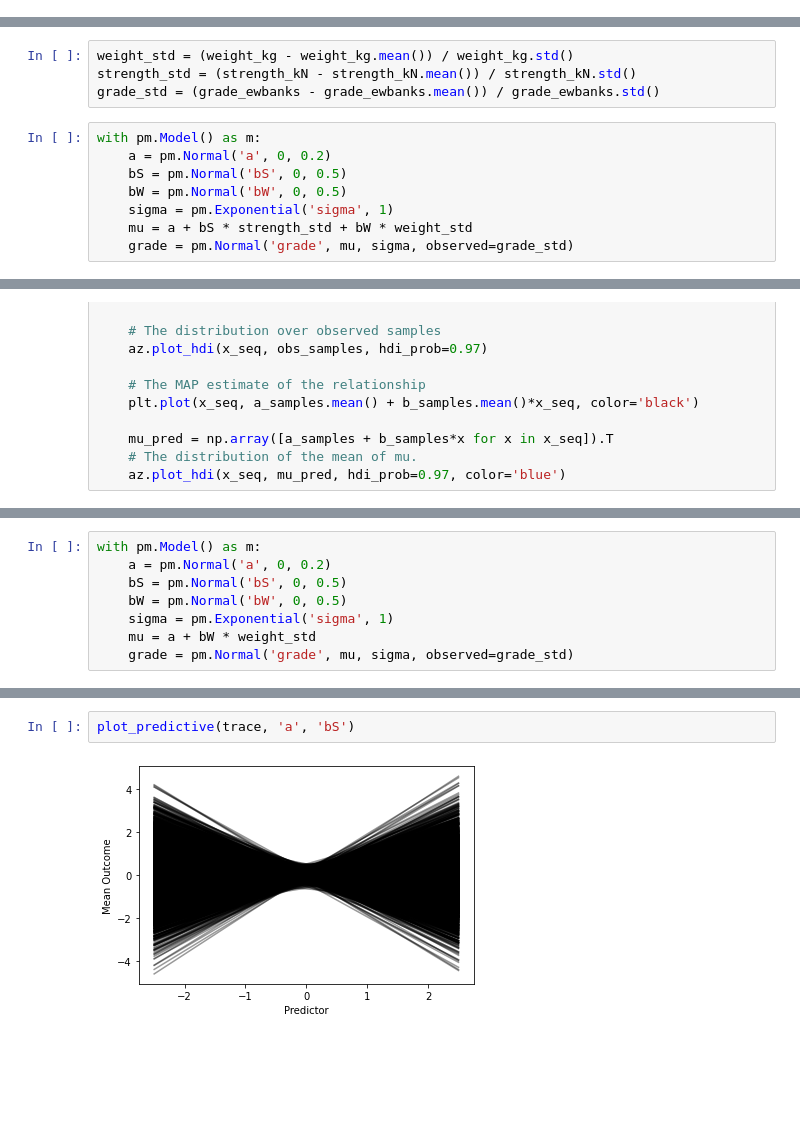
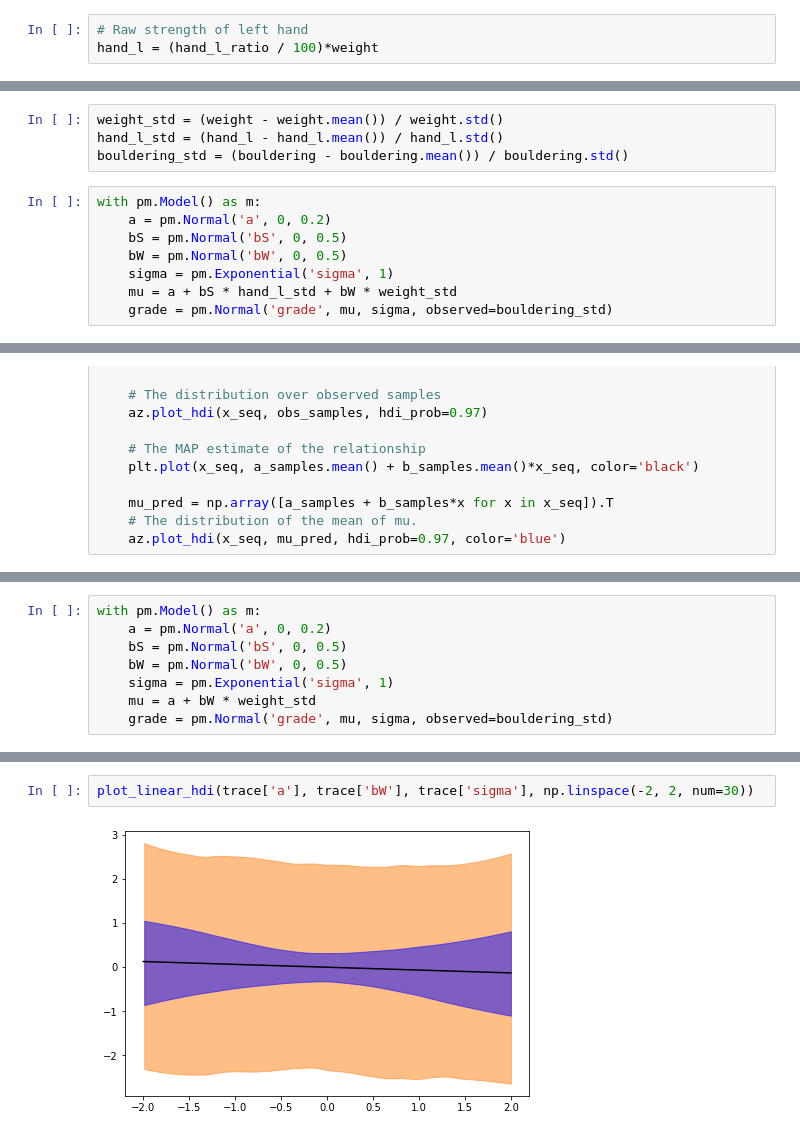
Before and after one commit to oadams/oadams.github.io, a Jupyter notebook: statistical_rethinking_solutions/ch5.ipynb, the cells around one changed output, grey strips where cells are left out. Cells and saved outputs as stored; diff of their text form; blank space fills up the shorter version.

Commit message:
successful masked relationship using finger strenght, weight, and bouldering grades.

```diff
--- a/statistical_rethinking_solutions/ch5.ipynb
+++ b/statistical_rethinking_solutions/ch5.ipynb
@@ -231 +239,4 @@ weight_kg =      np.array([ 60,  60, 70, 70])
+# %%
+# Raw strength of left hand
+hand_l = (hand_l_ratio / 100)*weight
 # %%
@@ -246,15 +257,15 @@ plt.scatter(weight_kg, grade_ewbanks)
 # %%
-weight_std = (weight_kg - weight_kg.mean()) / weight_kg.std()
-strength_std = (strength_kN - strength_kN.mean()) / strength_kN.std()
-grade_std = (grade_ewbanks - grade_ewbanks.mean()) / grade_ewbanks.std()
+weight_std = (weight - weight.mean()) / weight.std()
+hand_l_std = (hand_l - hand_l.mean()) / hand_l.std()
+bouldering_std = (bouldering - bouldering.mean()) / bouldering.std()
 # %%
 with pm.Model() as m:
     a = pm.Normal('a', 0, 0.2)
     bS = pm.Normal('bS', 0, 0.5)
     bW = pm.Normal('bW', 0, 0.5)
     sigma = pm.Exponential('sigma', 1)
-    mu = a + bS * strength_std + bW * weight_std
-    grade = pm.Normal('grade', mu, sigma, observed=grade_std)
+    mu = a + bS * hand_l_std + bW * weight_std
+    grade = pm.Normal('grade', mu, sigma, observed=bouldering_std)
 # %%
 with m:
     prior_check = pm.sample_prior_predictive(samples=50)
@@ -336,7 +334,7 @@ with pm.Model() as m:
     bW = pm.Normal('bW', 0, 0.5)
     sigma = pm.Exponential('sigma', 1)
     mu = a + bW * weight_std
-    grade = pm.Normal('grade', mu, sigma, observed=grade_std)
+    grade = pm.Normal('grade', mu, sigma, observed=bouldering_std)
 # %%
 with m:
     trace = pm.sample(1000, tune=1000)
@@ -350,4 +348,4 @@ Sampling 4 chains for 1_000 tune and 1_000 draw iterations (4_000 + 4_000 draws
 # %%
-plot_predictive(trace, 'a', 'bS')
+plot_linear_hdi(trace['a'], trace['bW'], trace['sigma'], np.linspace(-2, 2, num=30))
 # %% [output]
-[figure, old version]
+[figure, new version]
```
Also changed, not shown: parts of 17 cells of this notebook.
